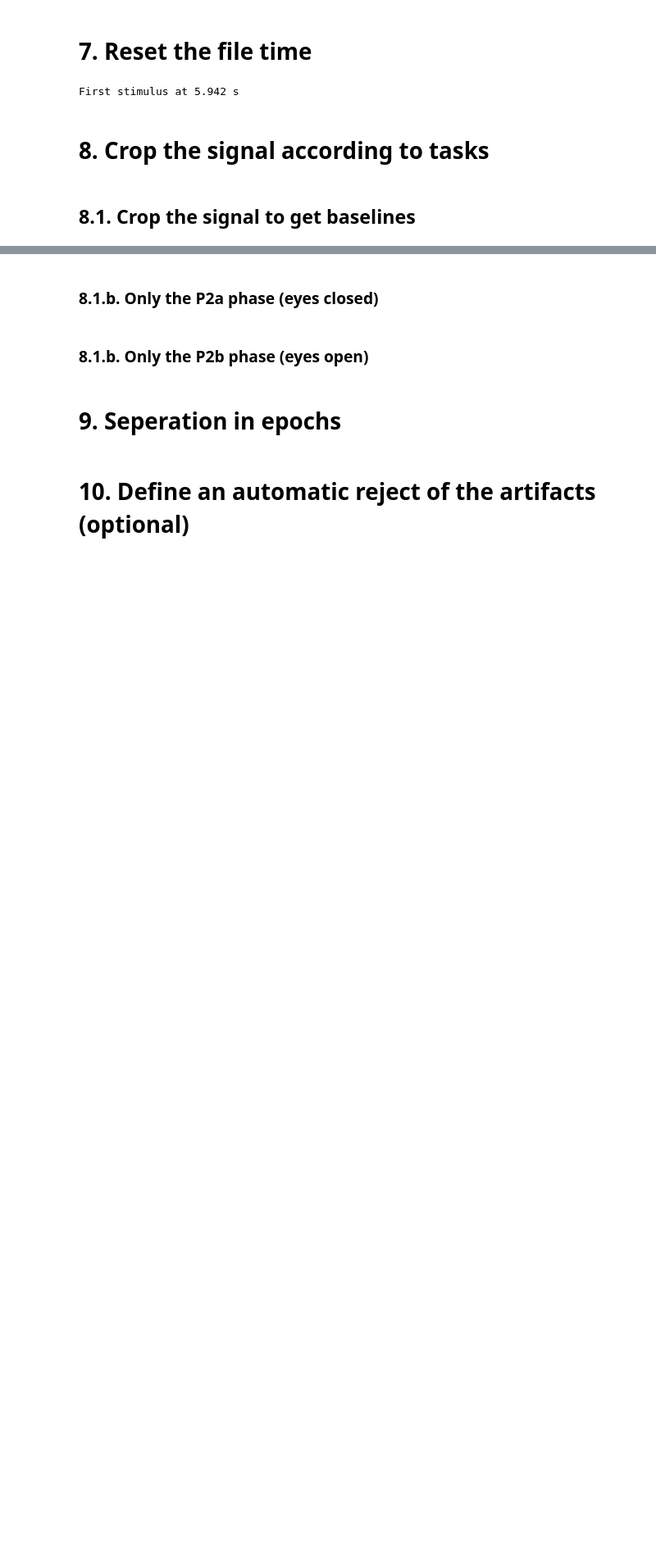
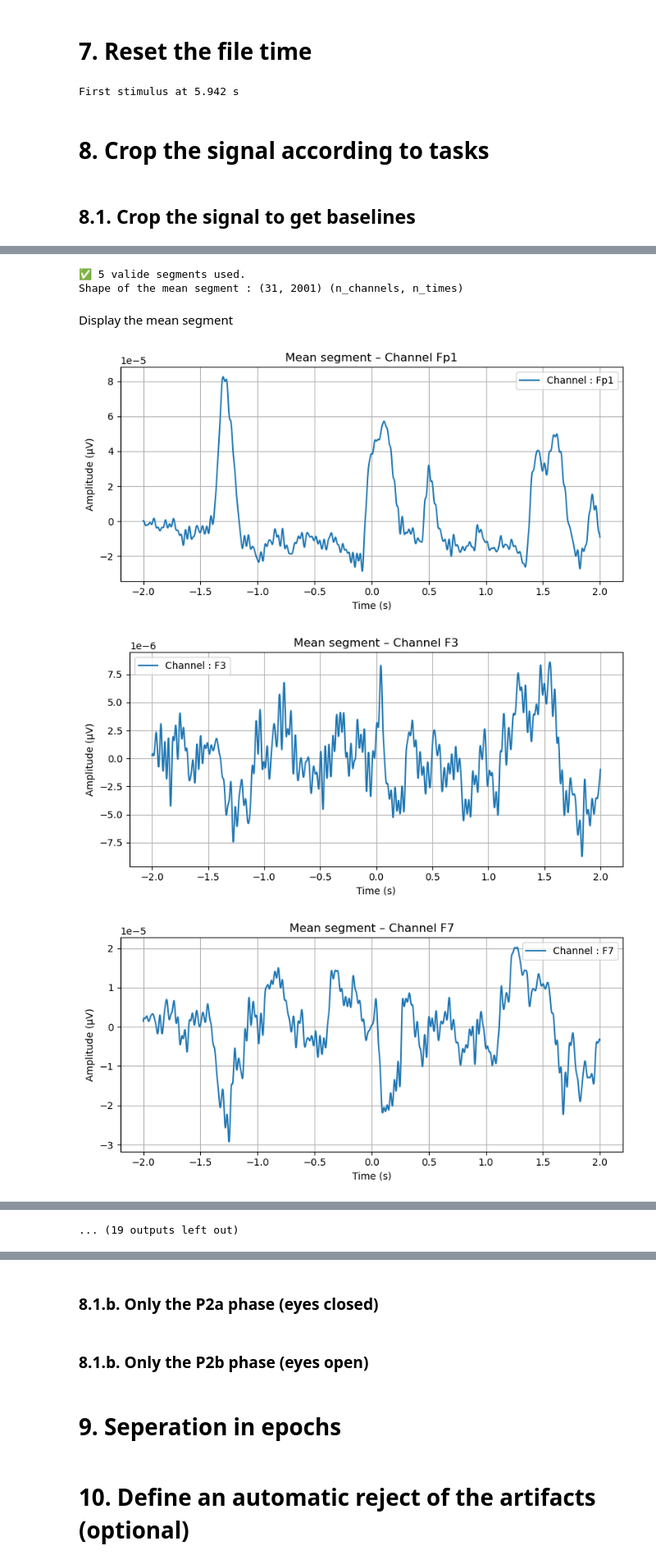
Before and after one commit to Movidoc/tictrack_eeg_analysis, a Jupyter notebook: mne_python.ipynb, the cells around one changed output, grey strips where cells are left out. Shown at 82% size. Saved outputs shown, nothing was run; the diff lists cells and outputs as text; code cells hidden in the pictures; blank space fills up the shorter version.

```diff
--- a/mne_python.ipynb
+++ b/mne_python.ipynb
@@ -502,0 +396,58 @@ print(mean_per_channel)
+# %%
+# Define the window around each stimulus
+tmin = -2.0 # 2 secondes before
+tmax = 2.0 # 2 secondes after
+
+# Get the sampling frequency
+sfreq = raw_cropped.info['sfreq']
+
+# Initiate a list to stock the extracted values (expected shape per segment : n_channels x n_times)
+signal_segments = []
+
+for onset, desc in stimuli_in_P1:
+    start = onset + tmin
+    end = onset + tmax
+    # Check if the window is not outside the signal bounds
+    if start < 0 or end > raw_cropped.times[-1]:
+        print(f"⚠️ Stimulus at {onset:.2f}s ignored (window [{start:.2f}, {end:.2f}] out of limits)")
+        continue
+    # Get the segment
+    segment = raw_cropped.copy().crop(tmin=start, tmax=end).get_data() # shape: (n_channels, n_times)
+    signal_segments.append(segment)
+
+# Convert into an array numpy : shape = (n_events, n_channels, n_times)
+P1_segments_array = np.array(signal_segments)
+
+# Calculer la moyenne sur tous les événements : shape = (n_channels, n_times)
+mean_segment = np.mean(P1_segments_array, axis=0)
+
+# Afficher la forme du résultat
+print(f"\n✅ {len(signal_segments)} valide segments used.")
+print(f"Shape of the mean segment : {mean_segment.shape} (n_channels, n_times)")
+# %% [output]
+✅ 5 valide segments used.
+Shape of the mean segment : (31, 2001) (n_channels, n_times)
+# %% [markdown]
+Display the mean segment
+# %%
+# Create the temporal axe for the mean segment
+n_times = mean_segment.shape[1]
+times = np.linspace(tmin, tmax, n_times)
+
+# Trace each channel in a seperated figure
+for ch_idx, ch_name in enumerate(raw_cropped.ch_names):
+    signal = mean_segment[ch_idx, :]
+
+    plt.figure(figsize=(8, 4))
+    plt.plot(times, signal, label=f'Channel : {ch_name}')
+    plt.title(f"Mean segment – Channel {ch_name}")
+    plt.xlabel("Time (s)")
+    plt.ylabel("Amplitude (µV)")
+    plt.grid(True)
+    plt.legend()
+    plt.tight_layout()
+    plt.show()
+# %% [output]
+[figure, added]
+[figure, added]
+[figure, added]
@@ -502,0 +463 @@ print(mean_per_channel)
+... (19 outputs left out)
```
Also changed, not shown: parts of 25 cells of this notebook, 1 other file.
